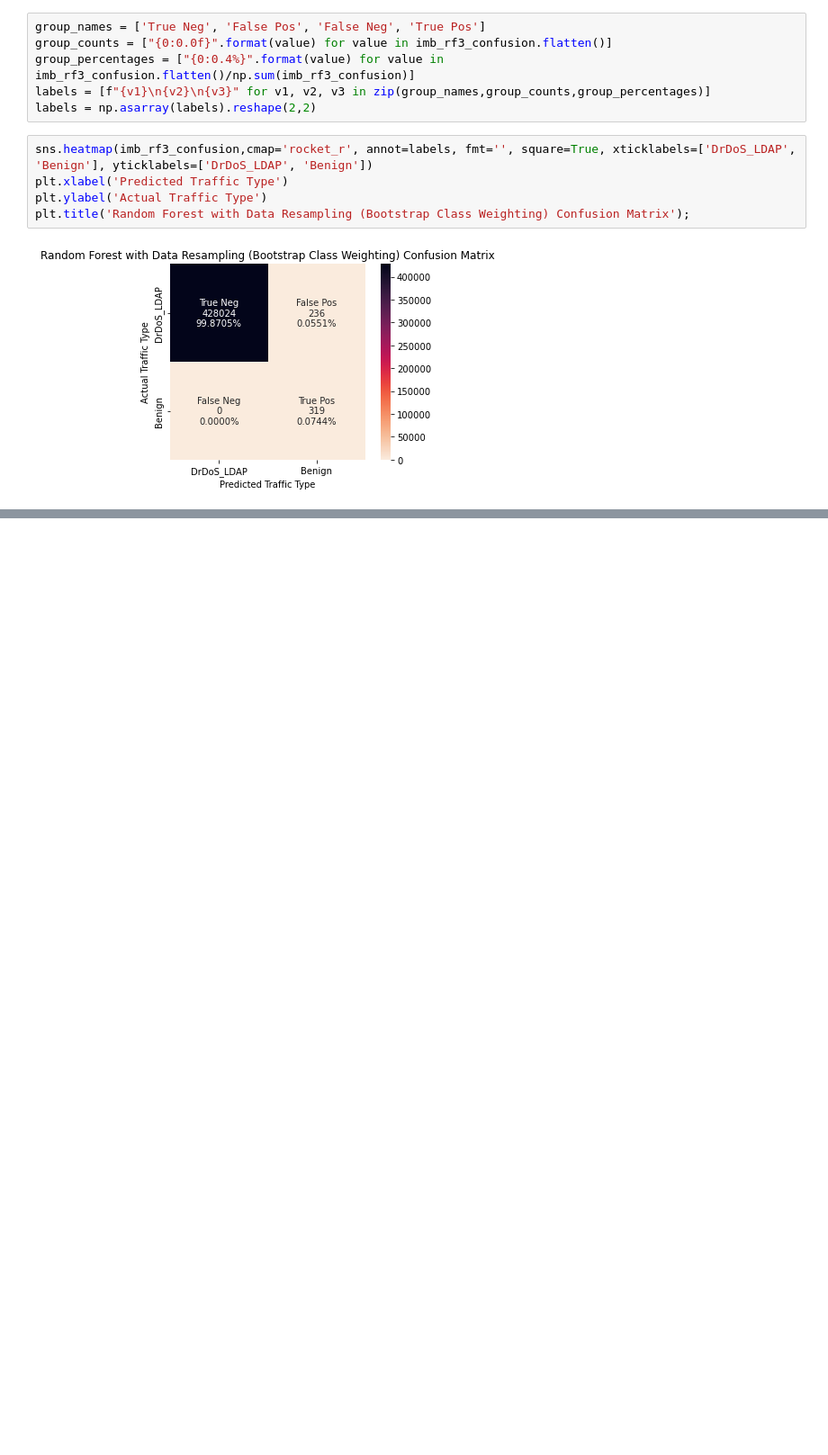
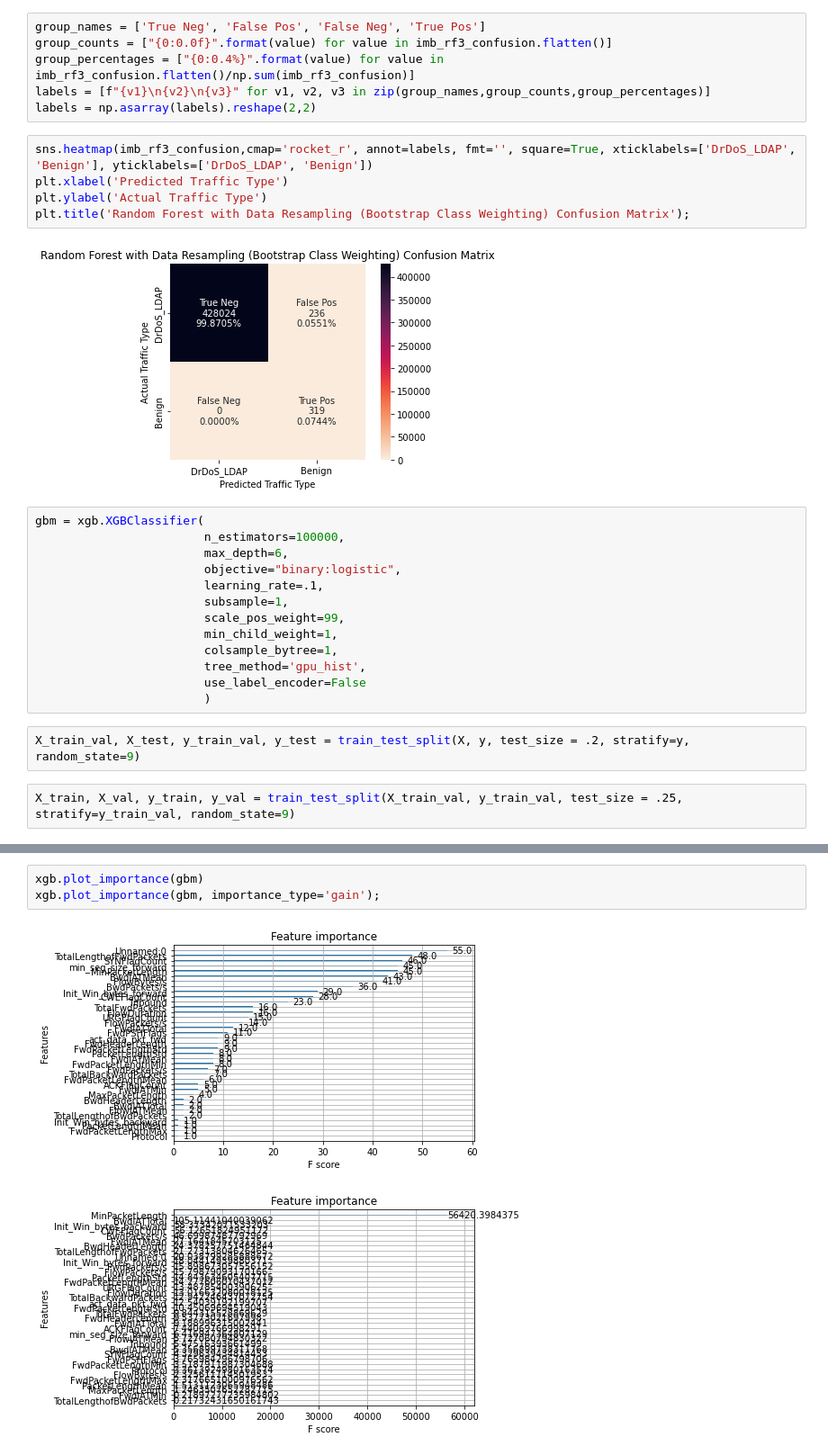
Before and after one commit to VinceDiR/DDoS_traffic_classification, a Jupyter notebook: final_script.ipynb, the cells around one changed output, grey strips where cells are left out. Shown at 90% size. Saved outputs shown, nothing was run; the diff lists cells and outputs as text; blank space fills up the shorter version.

```diff
--- a/final_script.ipynb
+++ b/final_script.ipynb
@@ -378,3 +378,20 @@ plt.ylabel('Actual Traffic Type')
 plt.title('Random Forest with Data Resampling (Bootstrap Class Weighting) Confusion Matrix');
 # %% [output]
 [figure]
+# %%
+gbm = xgb.XGBClassifier(
+                        n_estimators=100000,
+                        max_depth=6,
+                        objective="binary:logistic",
+                        learning_rate=.1,
+                        subsample=1,
+                        scale_pos_weight=99,
+                        min_child_weight=1,
+                        colsample_bytree=1,
+                        tree_method='gpu_hist',
+                        use_label_encoder=False
+                        )
+# %%
+X_train_val, X_test, y_train_val, y_test = train_test_split(X, y, test_size = .2, stratify=y, random_state=9)
+# %%
+X_train, X_val, y_train, y_val = train_test_split(X_train_val, y_train_val, test_size = .25, stratify=y_train_val, random_state=9)
@@ -380,0 +445,6 @@ plt.title('Random Forest with Data Resampling (Bootstrap Class Weighting) Confus
+# %%
+xgb.plot_importance(gbm)
+xgb.plot_importance(gbm, importance_type='gain');
+# %% [output]
+[figure, added]
+[figure, added]
```
Also changed, not shown: parts of 44 cells of this notebook, 2 other files.
